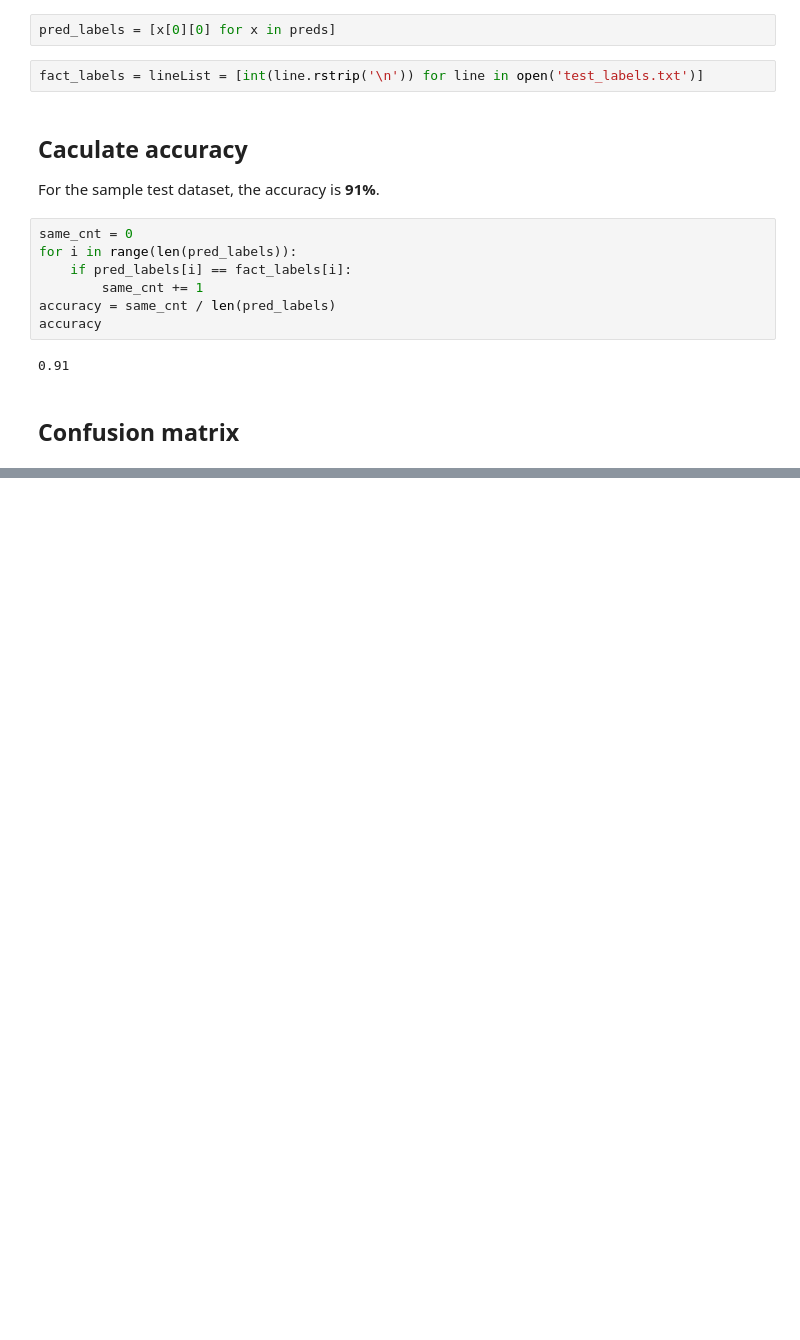
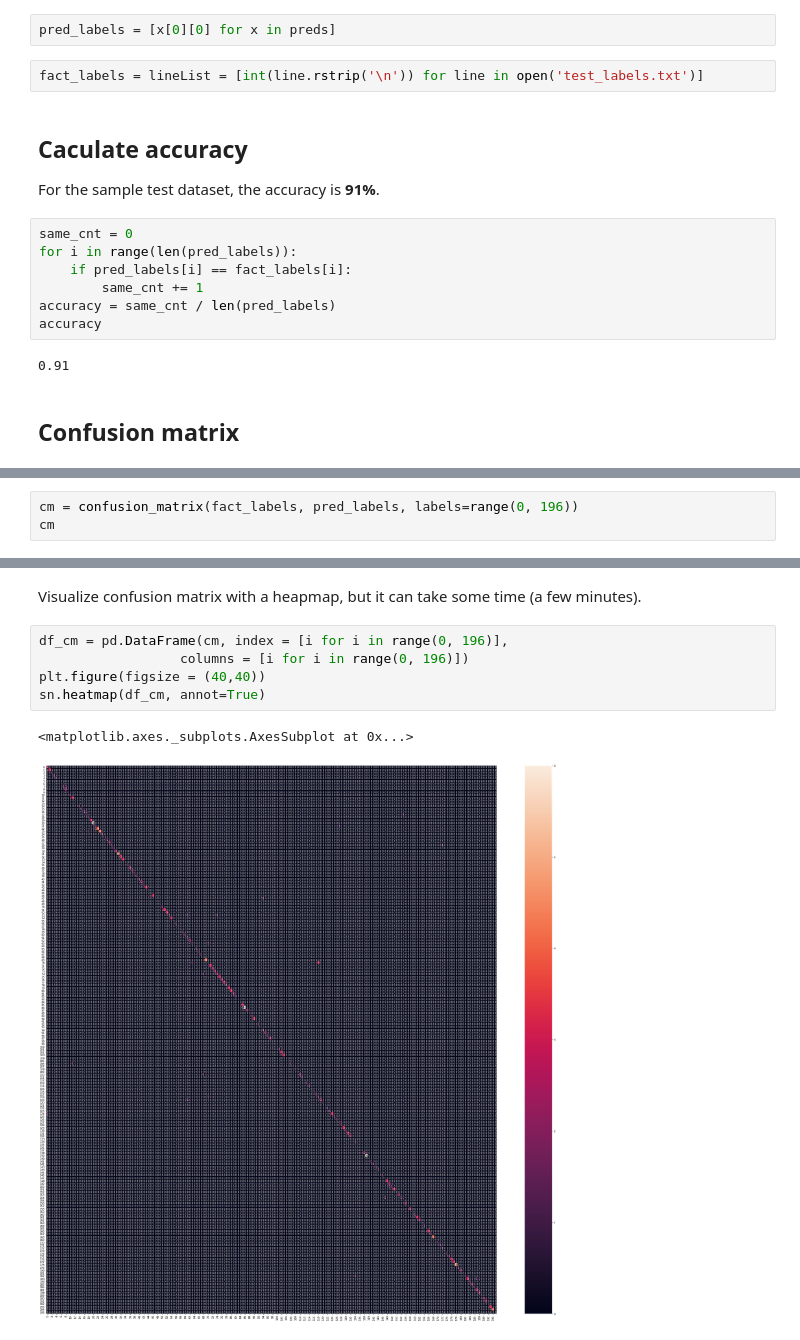
Before and after one commit to Joldnine/stanford-cars-classification, a Jupyter notebook: model-evaluation.ipynb, the cells around one changed output, grey strips where cells are left out. Saved outputs shown, nothing was run; the diff lists cells and outputs as text; blank space fills up the shorter version.

```diff
--- a/model-evaluation.ipynb
+++ b/model-evaluation.ipynb
@@ -126,0 +126,3 @@ img_east, img, img_west = multi_crop(img)
+# %%
+cm = confusion_matrix(fact_labels, pred_labels, labels=range(0, 196))
+cm
@@ -126,0 +139,10 @@ img_east, img, img_west = multi_crop(img)
+# %% [markdown]
+Visualize confusion matrix with a heapmap, but it can take some time (a few minutes).
+# %%
+df_cm = pd.DataFrame(cm, index = [i for i in range(0, 196)],
+                  columns = [i for i in range(0, 196)])
+plt.figure(figsize = (40,40))
+sn.heatmap(df_cm, annot=True)
+# %% [output]
+<matplotlib.axes._subplots.AxesSubplot at 0x...>
+[figure, added]
```
Also changed, not shown: parts of 5 cells of this notebook, 2 other files.
